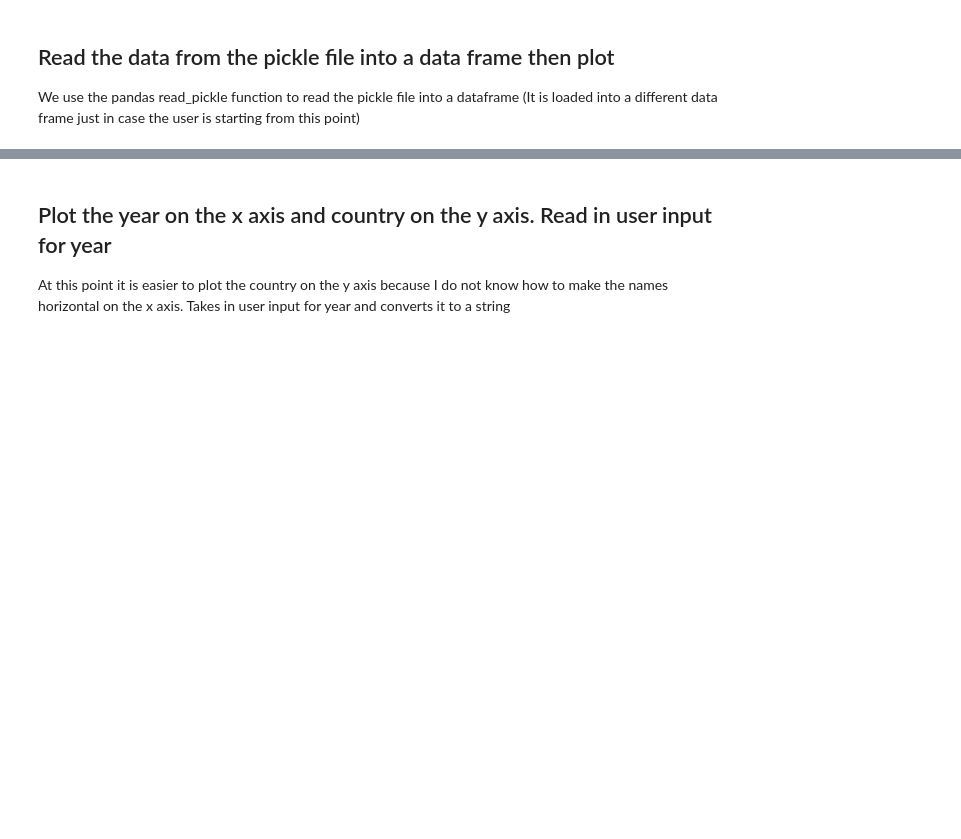
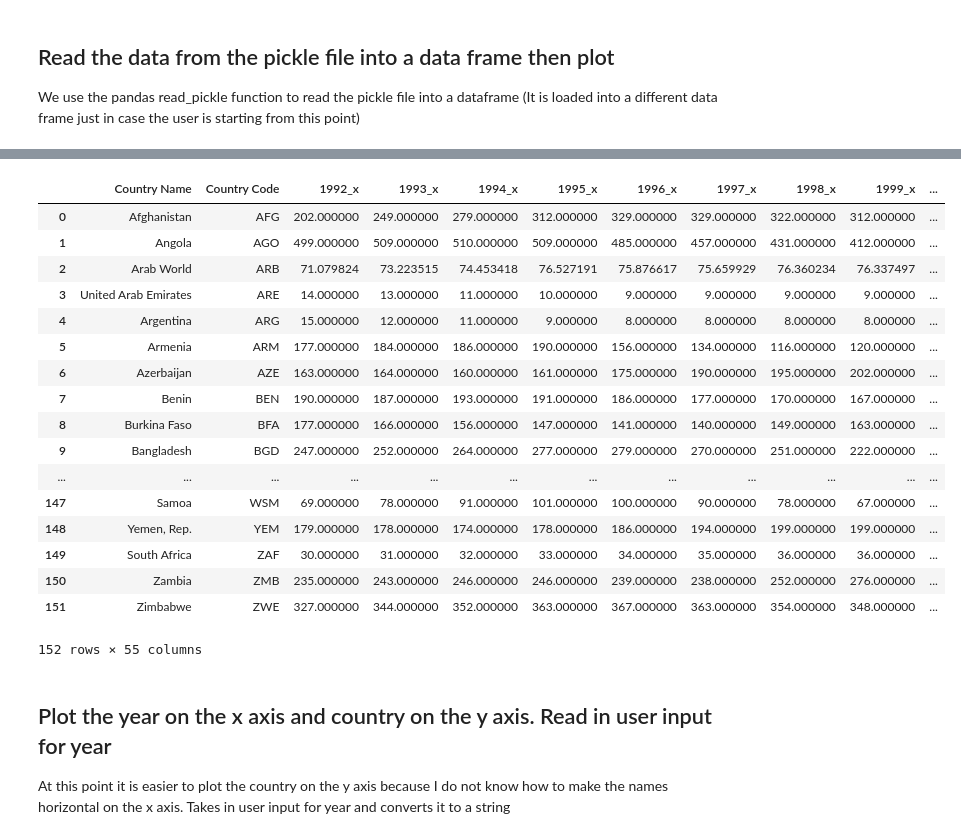
Before and after one commit to UNCG-CSE/World-Refugee-Forecast, a Jupyter notebook: src/food_deficit.ipynb, the cells around one changed output, grey strips where cells are left out. Saved outputs shown, nothing was run; the diff lists cells and outputs as text; code cells hidden in the pictures; blank space fills up the shorter version.

```diff
--- a/src/food_deficit.ipynb
+++ b/src/food_deficit.ipynb
@@ -102,3 +150,25 @@ foodDeficit
+# %%
+combinedRefugeeFoodDef= pd.merge(filteredFoodDeficit,filteredRefugee, how='inner', on ='Country Code')
+combinedRefugeeFoodDef
+# %% [output]
+|  | Country Name | Country Code | 1992_x | 1993_x | 1994_x | 1995_x | 1996_x | 1997_x | 1998_x | 1999_x | ... |
+| 0 | Afghanistan | AFG | 202.000000 | 249.000000 | 279.000000 | 312.000000 | 329.000000 | 329.000000 | 322.000000 | 312.000000 | ... |
+| 1 | Angola | AGO | 499.000000 | 509.000000 | 510.000000 | 509.000000 | 485.000000 | 457.000000 | 431.000000 | 412.000000 | ... |
+| 2 | Arab World | ARB | 71.079824 | 73.223515 | 74.453418 | 76.527191 | 75.876617 | 75.659929 | 76.360234 | 76.337497 | ... |
+| 3 | United Arab Emirates | ARE | 14.000000 | 13.000000 | 11.000000 | 10.000000 | 9.000000 | 9.000000 | 9.000000 | 9.000000 | ... |
+| 4 | Argentina | ARG | 15.000000 | 12.000000 | 11.000000 | 9.000000 | 8.000000 | 8.000000 | 8.000000 | 8.000000 | ... |
+| 5 | Armenia | ARM | 177.000000 | 184.000000 | 186.000000 | 190.000000 | 156.000000 | 134.000000 | 116.000000 | 120.000000 | ... |
+| 6 | Azerbaijan | AZE | 163.000000 | 164.000000 | 160.000000 | 161.000000 | 175.000000 | 190.000000 | 195.000000 | 202.000000 | ... |
+| 7 | Benin | BEN | 190.000000 | 187.000000 | 193.000000 | 191.000000 | 186.000000 | 177.000000 | 170.000000 | 167.000000 | ... |
+| 8 | Burkina Faso | BFA | 177.000000 | 166.000000 | 156.000000 | 147.000000 | 141.000000 | 140.000000 | 149.000000 | 163.000000 | ... |
+| 9 | Bangladesh | BGD | 247.000000 | 252.000000 | 264.000000 | 277.000000 | 279.000000 | 270.000000 | 251.000000 | 222.000000 | ... |
+| ... | ... | ... | ... | ... | ... | ... | ... | ... | ... | ... | ... |
+| 147 | Samoa | WSM | 69.000000 | 78.000000 | 91.000000 | 101.000000 | 100.000000 | 90.000000 | 78.000000 | 67.000000 | ... |
+| 148 | Yemen, Rep. | YEM | 179.000000 | 178.000000 | 174.000000 | 178.000000 | 186.000000 | 194.000000 | 199.000000 | 199.000000 | ... |
+| 149 | South Africa | ZAF | 30.000000 | 31.000000 | 32.000000 | 33.000000 | 34.000000 | 35.000000 | 36.000000 | 36.000000 | ... |
+| 150 | Zambia | ZMB | 235.000000 | 243.000000 | 246.000000 | 246.000000 | 239.000000 | 238.000000 | 252.000000 | 276.000000 | ... |
+| 151 | Zimbabwe | ZWE | 327.000000 | 344.000000 | 352.000000 | 363.000000 | 367.000000 | 363.000000 | 354.000000 | 348.000000 | ... |
+152 rows × 55 columns
 # %% [markdown]
 ## Plot the year on the x axis and country on the y axis. Read in user input for year
 At this point it is easier to plot the country on the y axis because I do not know how to make the names horizontal on the x axis. Takes in user input for year and converts it to a string
```
Also changed, not shown: parts of 9 cells of this notebook, 1 other file.
